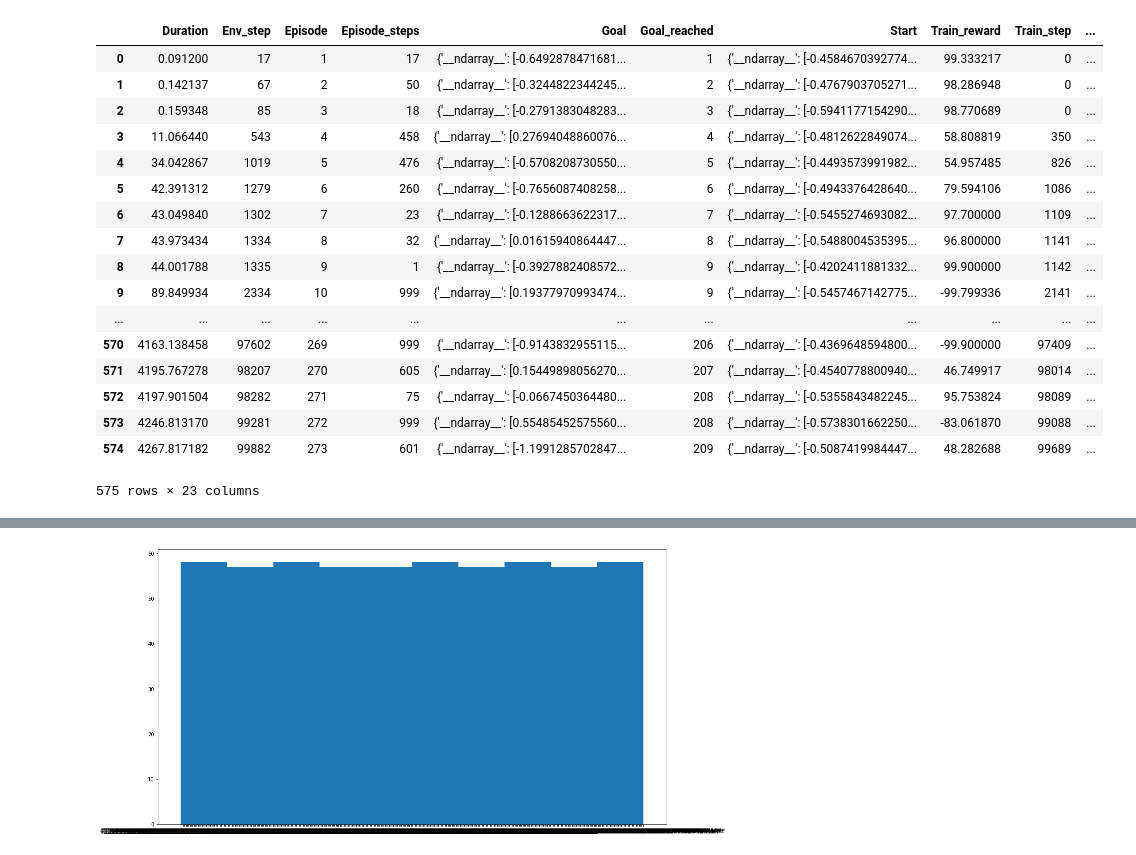
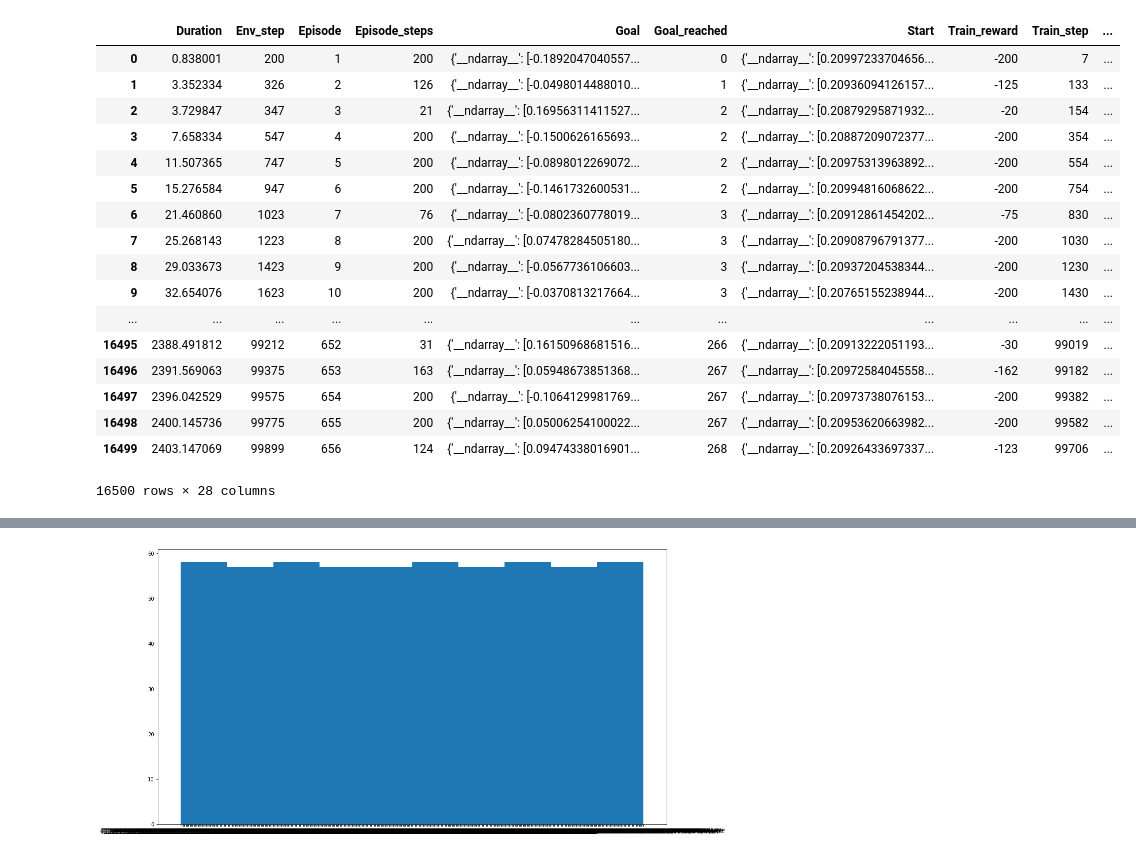
Before and after one commit to pifouuu/deep-rl, a Jupyter notebook: notebooks/sarst_comp_1_various_explo-Copy1.ipynb, the cells around one changed output, grey strips where cells are left out. Cells and saved outputs as stored; diff of their text form; code cells hidden in the pictures.

Commit message:
fix dense reacher no goal

```diff
--- a/notebooks/sarst_comp_1_various_explo-Copy1.ipynb
+++ b/notebooks/sarst_comp_1_various_explo-Copy1.ipynb
@@ -18,20 +18,24 @@ files = [
 frames = [] # List of pandas dataframes corresponding to each results file
 to_drop = ['eval_freq', 'log_dir', 'max_steps', 'nb_test_steps', 'nb_train_iter','render_test', 'render_train', 'resume_step', 'resume_timestamp',
        'save_freq', 'train_freq', 'random_seed']
-for file in files:
-    # Fetching json files corresponding to one set of parameters
-    runs = glob.glob(file + '/2018_03_19_18_15_27/')
-    for num_run, run in enumerate(runs):
+# Fetching json files corresponding to one set of parameters
+runs = glob.glob('../log/cluster/Reacher*sigma*/*/*/')
+print(runs)
+for num_run, run in enumerate(runs):
+    config = pd.read_json(os.path.join(run,'config.txt'), lines=True).drop(to_drop, axis=1)
+    if config['alpha'][0] == 1:
         # Discarding runs with broken result files
         try:
             df = pd.read_json(os.path.join(run,'log_steps', 'progress.json') , lines=True)
         except ValueError:
             print("run "+run+": invalid")
-        config = pd.read_json(os.path.join(run,'config.txt'), lines=True).drop(to_drop, axis=1)
+        print(run)
+        print(df.shape[0])
         config = pd.concat([config]*df.shape[0], ignore_index=True)
         data = pd.concat([df, config], axis=1)
         data['num_run']=num_run
         frames.append(data)
+
 # Creating the complete dataframe with all dat
 expe_res_steps = pd.concat(frames, ignore_index=True)
 expe_res_steps
@@ -57,11 +55,7 @@ expe_res_steps
 # %%
-params = ['actor_lr', 'alpha','buffer_size', 'critic_lr', 'env', 'gamma', 'invert_grads', 'memory','minibatch_size', 'sigma', 'strategy', 'target_clip','tau']
-y = ['reward_init']
-x = ['training_step']
+params = ['actor_lr', 'alpha', 'n_cp', 'n_split', 'split_min', 'buffer_size', 'critic_lr', 'env', 'gamma', 'invert_grads', 'memory','minibatch_size', 'sigma', 'strategy', 'target_clip','tau']
+y = ['mean_actions_0']
+x = ['env_step']
 df = expe_res_steps[x+y+params]
 l = x+params
 df = df.groupby(l).mean().reset_index()
-
-fig, ax = plt.subplots(figsize=(18,10))
-for i, (name, g) in enumerate(df.groupby(params)):
-    ax.plot(g[x], g[y])
@@ -70,41 +68,43 @@ for i, (name, g) in enumerate(df.groupby(params)):
 # %%
 frames = [] # List of pandas dataframes corresponding to each results file
-for file in files:
-    # Fetching json files corresponding to one set of parameters
-    res_episodes = glob.glob(file + '/*/')
-    for num_run, run in enumerate(res_episodes):
+to_drop = ['eval_freq', 'log_dir', 'max_steps', 'nb_test_steps', 'nb_train_iter','render_test', 'render_train', 'resume_step', 'resume_timestamp',
+       'save_freq', 'train_freq', 'random_seed']
+runs = glob.glob('../log/cluster/ReacherGoal-v0_*/*/')
+for num_run, run in enumerate(runs):
+    config = pd.read_json(os.path.join(run,'config.txt'), lines=True).drop(to_drop, axis=1)
+    if config['alpha'][0] == 1:
         # Discarding runs with broken result files
         try:
             df = pd.read_json(os.path.join(run,'log_episodes', 'progress.json') , lines=True)
         except ValueError:
             print("run "+run+": invalid")
-        config = pd.read_json(os.path.join(run,'config.txt'), lines=True).drop(to_drop, axis=1)
         config = pd.concat([config]*df.shape[0], ignore_index=True)
         data = pd.concat([df, config], axis=1)
         data['num_run']=num_run
         frames.append(data)
+
 # Creating the complete dataframe with all dat
 expe_res_episodes = pd.concat(frames, ignore_index=True)
 expe_res_episodes
 # %% [output]
 |  | Duration | Env_step | Episode | Episode_steps | Goal | Goal_reached | Start | Train_reward | Train_step | ... |
-| 0 | 0.091200 | 17 | 1 | 17 | {'__ndarray__': [-0.6492878471681... | 1 | {'__ndarray__': [-0.4584670392774... | 99.333217 | 0 | ... |
-| 1 | 0.142137 | 67 | 2 | 50 | {'__ndarray__': [-0.3244822344245... | 2 | {'__ndarray__': [-0.4767903705271... | 98.286948 | 0 | ... |
-| 2 | 0.159348 | 85 | 3 | 18 | {'__ndarray__': [-0.2791383048283... | 3 | {'__ndarray__': [-0.5941177154290... | 98.770689 | 0 | ... |
-| 3 | 11.066440 | 543 | 4 | 458 | {'__ndarray__': [0.27694048860076... | 4 | {'__ndarray__': [-0.4812622849074... | 58.808819 | 350 | ... |
-| 4 | 34.042867 | 1019 | 5 | 476 | {'__ndarray__': [-0.5708208730550... | 5 | {'__ndarray__': [-0.4493573991982... | 54.957485 | 826 | ... |
-| 5 | 42.391312 | 1279 | 6 | 260 | {'__ndarray__': [-0.7656087408258... | 6 | {'__ndarray__': [-0.4943376428640... | 79.594106 | 1086 | ... |
-| 6 | 43.049840 | 1302 | 7 | 23 | {'__ndarray__': [-0.1288663622317... | 7 | {'__ndarray__': [-0.5455274693082... | 97.700000 | 1109 | ... |
-| 7 | 43.973434 | 1334 | 8 | 32 | {'__ndarray__': [0.01615940864447... | 8 | {'__ndarray__': [-0.5488004535395... | 96.800000 | 1141 | ... |
-| 8 | 44.001788 | 1335 | 9 | 1 | {'__ndarray__': [-0.3927882408572... | 9 | {'__ndarray__': [-0.4202411881332... | 99.900000 | 1142 | ... |
-| 9 | 89.849934 | 2334 | 10 | 999 | {'__ndarray__': [0.19377970993474... | 9 | {'__ndarray__': [-0.5457467142775... | -99.799336 | 2141 | ... |
+| 0 | 0.838001 | 200 | 1 | 200 | {'__ndarray__': [-0.1892047040557... | 0 | {'__ndarray__': [0.20997233704656... | -200 | 7 | ... |
+| 1 | 3.352334 | 326 | 2 | 126 | {'__ndarray__': [-0.0498014488010... | 1 | {'__ndarray__': [0.20936094126157... | -125 | 133 | ... |
+| 2 | 3.729847 | 347 | 3 | 21 | {'__ndarray__': [0.16956311411527... | 2 | {'__ndarray__': [0.20879295871932... | -20 | 154 | ... |
+| 3 | 7.658334 | 547 | 4 | 200 | {'__ndarray__': [-0.1500626165693... | 2 | {'__ndarray__': [0.20887209072377... | -200 | 354 | ... |
+| 4 | 11.507365 | 747 | 5 | 200 | {'__ndarray__': [-0.0898012269072... | 2 | {'__ndarray__': [0.20975313963892... | -200 | 554 | ... |
+| 5 | 15.276584 | 947 | 6 | 200 | {'__ndarray__': [-0.1461732600531... | 2 | {'__ndarray__': [0.20994816068622... | -200 | 754 | ... |
+| 6 | 21.460860 | 1023 | 7 | 76 | {'__ndarray__': [-0.0802360778019... | 3 | {'__ndarray__': [0.20912861454202... | -75 | 830 | ... |
+| 7 | 25.268143 | 1223 | 8 | 200 | {'__ndarray__': [0.07478284505180... | 3 | {'__ndarray__': [0.20908796791377... | -200 | 1030 | ... |
+| 8 | 29.033673 | 1423 | 9 | 200 | {'__ndarray__': [-0.0567736106603... | 3 | {'__ndarray__': [0.20937204538344... | -200 | 1230 | ... |
+| 9 | 32.654076 | 1623 | 10 | 200 | {'__ndarray__': [-0.0370813217664... | 3 | {'__ndarray__': [0.20765155238944... | -200 | 1430 | ... |
 | ... | ... | ... | ... | ... | ... | ... | ... | ... | ... | ... |
-| 570 | 4163.138458 | 97602 | 269 | 999 | {'__ndarray__': [-0.9143832955115... | 206 | {'__ndarray__': [-0.4369648594800... | -99.900000 | 97409 | ... |
-| 571 | 4195.767278 | 98207 | 270 | 605 | {'__ndarray__': [0.15449898056270... | 207 | {'__ndarray__': [-0.4540778800940... | 46.749917 | 98014 | ... |
-| 572 | 4197.901504 | 98282 | 271 | 75 | {'__ndarray__': [-0.0667450364480... | 208 | {'__ndarray__': [-0.5355843482245... | 95.753824 | 98089 | ... |
-| 573 | 4246.813170 | 99281 | 272 | 999 | {'__ndarray__': [0.55485452575560... | 208 | {'__ndarray__': [-0.5738301662250... | -83.061870 | 99088 | ... |
-| 574 | 4267.817182 | 99882 | 273 | 601 | {'__ndarray__': [-1.1991285702847... | 209 | {'__ndarray__': [-0.5087419984447... | 48.282688 | 99689 | ... |
+| 16495 | 2388.491812 | 99212 | 652 | 31 | {'__ndarray__': [0.16150968681516... | 266 | {'__ndarray__': [0.20913222051193... | -30 | 99019 | ... |
+| 16496 | 2391.569063 | 99375 | 653 | 163 | {'__ndarray__': [0.05948673851368... | 267 | {'__ndarray__': [0.20972584045558... | -162 | 99182 | ... |
+| 16497 | 2396.042529 | 99575 | 654 | 200 | {'__ndarray__': [-0.1064129981769... | 267 | {'__ndarray__': [0.20973738076153... | -200 | 99382 | ... |
+| 16498 | 2400.145736 | 99775 | 655 | 200 | {'__ndarray__': [0.05006254100022... | 267 | {'__ndarray__': [0.20953620663982... | -200 | 99582 | ... |
+| 16499 | 2403.147069 | 99899 | 656 | 124 | {'__ndarray__': [0.09474338016901... | 268 | {'__ndarray__': [0.20926433697337... | -123 | 99706 | ... |
-575 rows × 23 columns
+16500 rows × 28 columns
 # %%
 params = ['actor_lr', 'alpha','buffer_size', 'critic_lr', 'env', 'gamma', 'invert_grads', 'memory','minibatch_size', 'sigma', 'strategy', 'target_clip','tau']
 y = ['Train_reward']
```
Also changed, not shown: parts of 6 cells of this notebook, 2 other files.
